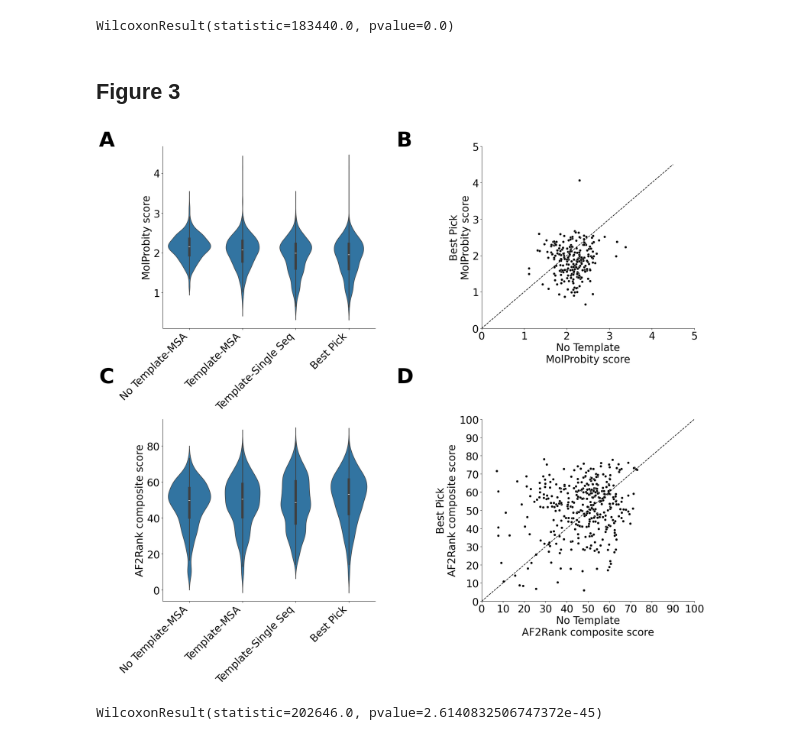
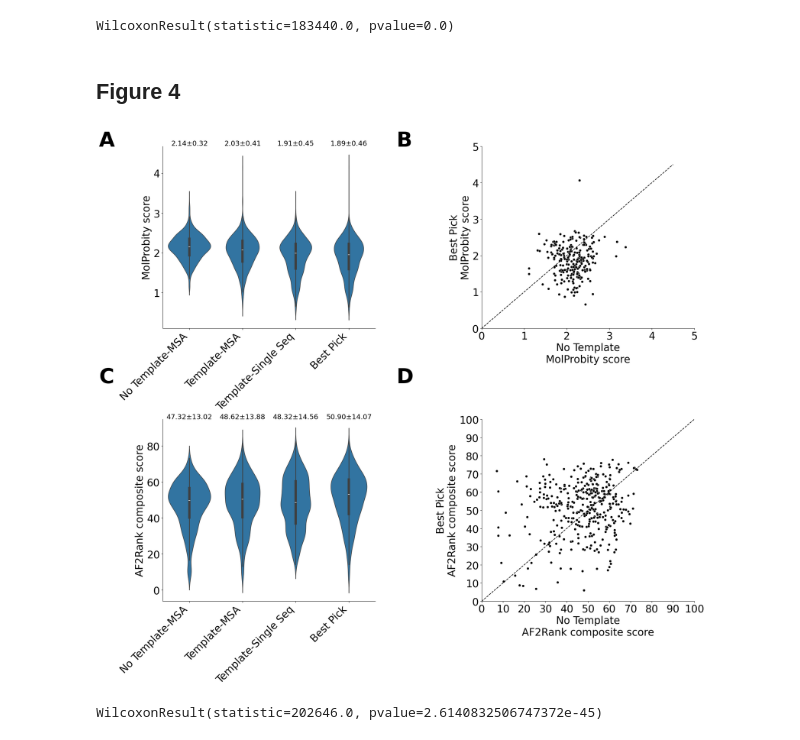
Before and after one commit to FranceCosta/AF2Fix, a Jupyter notebook: generate_figures.ipynb, the cells around one changed output. Drawn from its saved outputs; the diff is of its cells as text; code cells hidden in the pictures.

Commit message:
Update figures

```diff
--- a/generate_figures.ipynb
+++ b/generate_figures.ipynb
@@ -427,7 +567,7 @@ wilcoxon(x=stat_df["no_template"], y=stat_df["best_pick"], alternative="less")
 # %% [output]
 WilcoxonResult(statistic=183440.0, pvalue=0.0)
 # %% [markdown]
-## Figure 3
+## Figure 4
 # %%
 # prepare molprobity data
 
@@ -475,15 +615,23 @@ plt.text(-40,120, "D", weight="bold", fontsize=ANNOT_FONT_SIZE)
 
 # 1
 
-sns.violinplot(plot_molp.assign(condition=lambda x: x["condition"].replace({'no_template': 'No Template-MSA', 'template_MSA': 'Template-MSA',
-        'template_single_seq': 'Template-Single Seq', 'best_pick': 'Best Pick'})),
-                 x="condition", y="MolProbity score", ax=ax[0,0])
+sns.violinplot(plot_molp.assign(condition=lambda x: x["condition"].replace({'no_template': 'No Template-MSA',
+                                                                            'template_MSA': 'Template-MSA',
+                                                                            'template_single_seq': 'Template-Single Seq',
+                                                                            'best_pick': 'Best Pick'})),
+               x="condition", y="MolProbity score", ax=ax[0,0])
+
+# Add mean and std
+for i, condition in enumerate(plot_molp['condition'].unique()):
+    data = plot_molp[plot_molp['condition'] == condition]['MolProbity score']
+    mean = data.mean()
+    std_dev = data.std()
+    ax[0,0].text(i, 4.7, f'{mean:.2f}±{std_dev:.2f}', ha='center', fontsize=17)
+
 plt.setp(ax[0,0].get_xticklabels(), ha="right", rotation=45)
-
 ax[0,0].set_xlabel("")
 ax[0,0].spines['right'].set_visible(False)
 ax[0,0].spines['top'].set_visible(False)
-
 
 # 2
 sns.scatterplot(x=plot_molp[plot_molp["condition"]=="no_template"]["MolProbity score"],
@@ -508,36 +656,42 @@ ax[0,1].spines['top'].set_visible(False)
 sns.violinplot(plot_af2rank.assign(condition=lambda x: x["condition"].replace({'no_template': 'No Template-MSA', 'template_MSA': 'Template-MSA',
         'template_single_seq': 'Template-Single Seq', 'best_pick': 'Best Pick'})),
                  x="condition", y="af2rank_composite", ax=ax[1,0])
 plt.setp(ax[1,0].get_xticklabels(), ha="right", rotation=45)
 
+# Add mean and std
+for i, condition in enumerate(plot_af2rank['condition'].unique()):
+    data = plot_af2rank[plot_af2rank['condition'] == condition]['af2rank_composite']
+    mean = data.mean()
+    std_dev = data.std()
+    ax[1,0].text(i, 95, f'{mean:.2f}±{std_dev:.2f}', ha='center', fontsize=17)
+
 ax[1,0].set_xlabel("")
 ax[1,0].spines['right'].set_visible(False)
 ax[1,0].spines['top'].set_visible(False)
 ax[1,0].set_ylabel('AF2Rank composite score')
 
 # 4
 sns.scatterplot(x=plot_af2rank[plot_af2rank["condition"]=="no_template"]["af2rank_composite"],
                 y=plot_af2rank[plot_af2rank["condition"]=="best_pick"]["af2rank_composite"], color="black", ax=ax[1,1])
 
 ax[1,1].set_xticks([i for i in range(0,110,10)])
 ax[1,1].set_yticks([i for i in range(0,110,10)])
 ax[1,1].set_xlim([0,100])
 ax[1,1].set_ylim([0,100])
 
 ax[1,1].set_xlabel("No Template\nAF2Rank composite score")
 ax[1,1].set_ylabel("Best Pick\nAF2Rank composite score")
 
 X_plot = np.linspace(0,100)
 Y_plot = X_plot
 ax[1,1].plot(X_plot, Y_plot, color='black', ls="--")
 
 ax[1,1].spines['right'].set_visible(False)
 ax[1,1].spines['top'].set_visible(False)
 
-
-plt.savefig(os.path.join(FIGURES_DIR, 'figure3.png'), dpi=400,  transparent=False, bbox_inches='tight')
+plt.savefig(os.path.join(FIGURES_DIR, 'figure4.png'), dpi=400,  transparent=False, bbox_inches='tight')
 # %% [output]
-[figure, old version]
+[figure, new version]
 # %%
 stat_df = pd.merge(plot_molp[plot_molp["condition"] == "no_template"][["pfamA_acc", "uniprot_acc", "MolProbity score"]]\
                 .rename(columns={"MolProbity score": "no_template"}),
```
Also changed, not shown: parts of 11 cells of this notebook, 6 other files.
